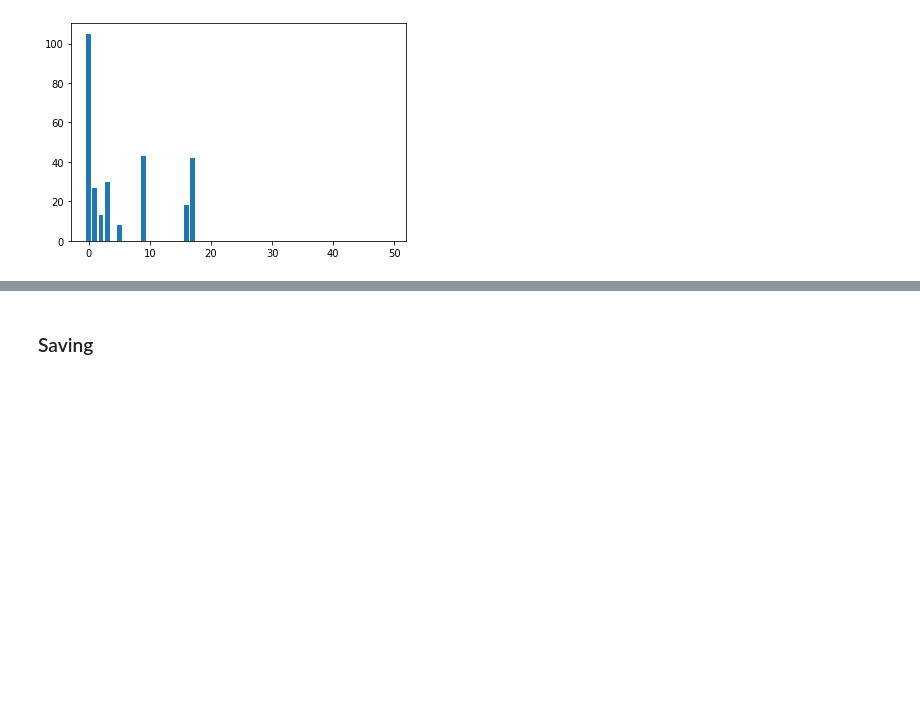
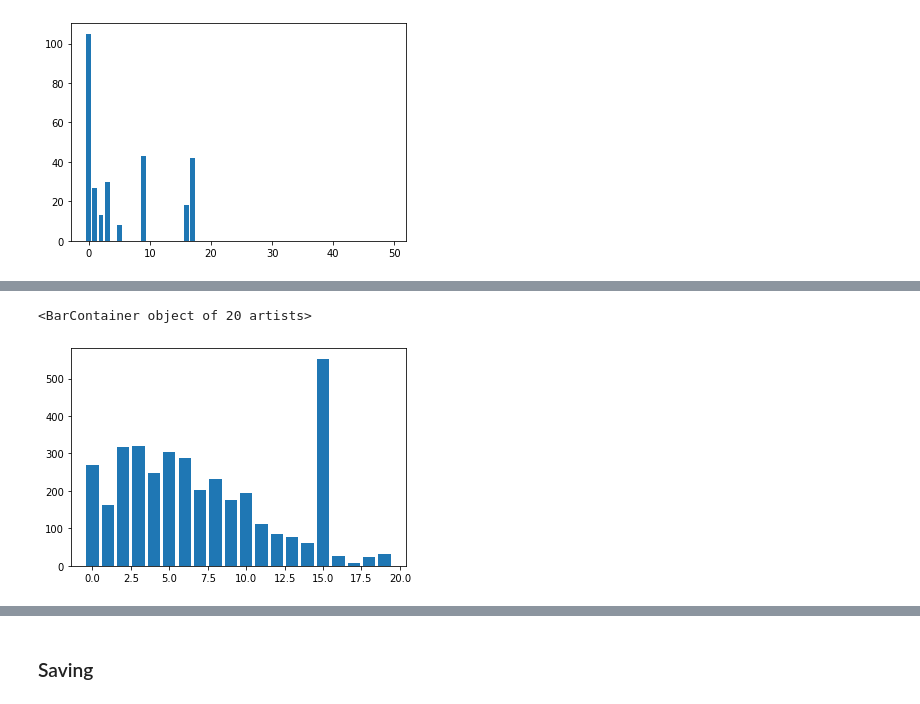
Before and after one commit to dmi3eva/araneae, a Jupyter notebook: p1_spider_analysis/02_binary_values.ipynb, the cells around one changed output, grey strips where cells are left out. Saved outputs shown, nothing was run; the diff lists cells and outputs as text; code cells hidden in the pictures; blank space fills up the shorter version.

```diff
--- a/p1_spider_analysis/02_binary_values.ipynb
+++ b/p1_spider_analysis/02_binary_values.ipynb
@@ -267,0 +337,5 @@ plt.bar(range(len(bin_size_values[1:])), bin_size_values[1:])
+# %%
+plt.bar(range(len(size_values[:20])), size_values[:20])
+# %% [output]
+<BarContainer object of 20 artists>
+[figure, added]
```
Also changed, not shown: parts of 57 cells of this notebook.
